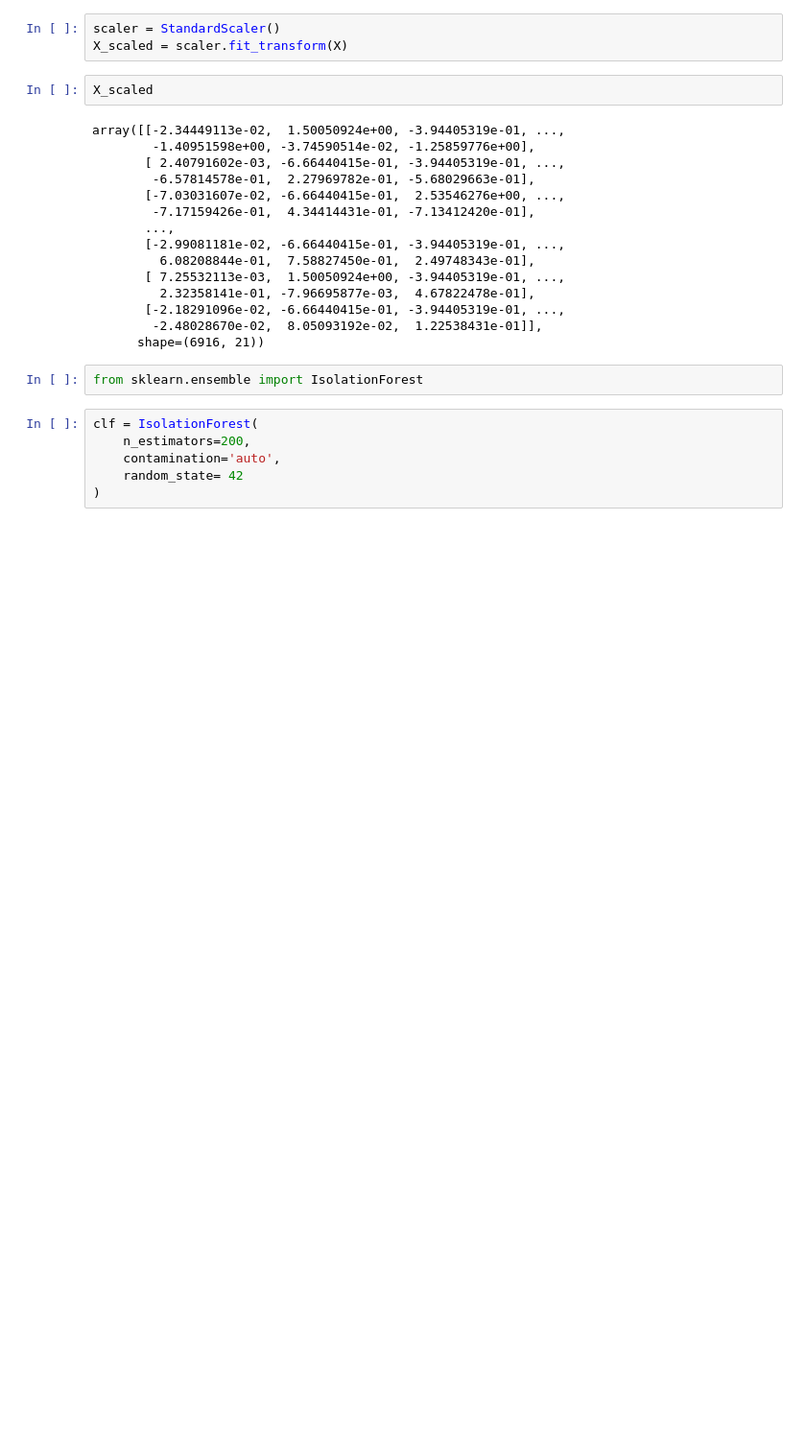
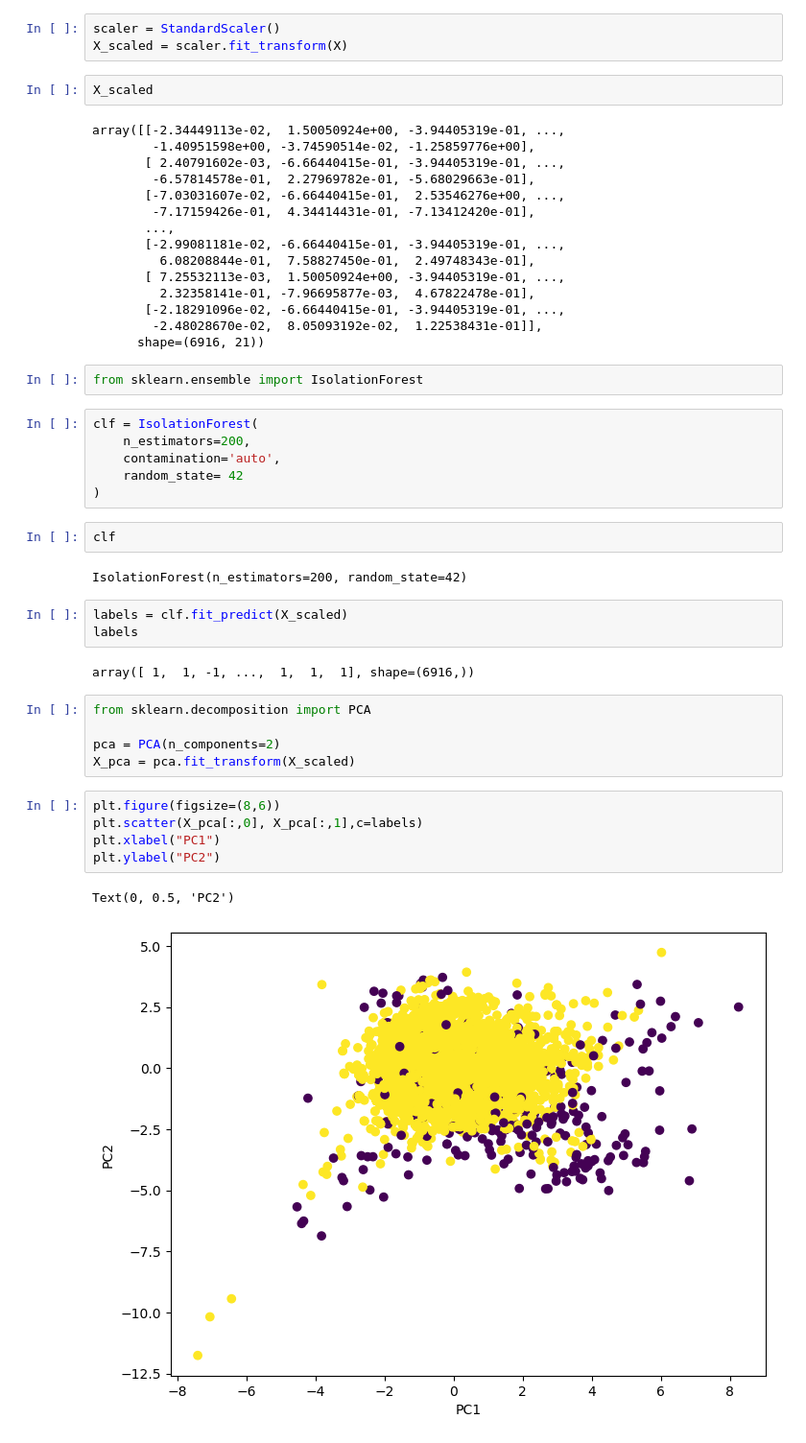
Before and after one commit to sayan629/AI_ML_python, a Jupyter notebook: (32) Unsupervised ML - Part 2/isolation_forest.ipynb, the cells around one changed output. Shown at 96% size. Cells and saved outputs as stored; diff of their text form; blank space fills up the shorter version.

Commit message:
AI/ML: Isolation Forest Algo..

```diff
--- a/(32) Unsupervised ML - Part 2/isolation_forest.ipynb
+++ b/(32) Unsupervised ML - Part 2/isolation_forest.ipynb
@@ -49,3 +49,25 @@ clf = IsolationForest(
     contamination='auto',
     random_state= 42
 )
+# %%
+clf
+# %% [output]
+IsolationForest(n_estimators=200, random_state=42)
+# %%
+labels = clf.fit_predict(X_scaled)
+labels
+# %% [output]
+array([ 1,  1, -1, ...,  1,  1,  1], shape=(6916,))
+# %%
+from sklearn.decomposition import PCA
+
+pca = PCA(n_components=2)
+X_pca = pca.fit_transform(X_scaled)
+# %%
+plt.figure(figsize=(8,6))
+plt.scatter(X_pca[:,0], X_pca[:,1],c=labels)
+plt.xlabel("PC1")
+plt.ylabel("PC2")
+# %% [output]
+Text(0, 0.5, 'PC2')
+[figure, added]
```
Also changed, not shown: parts of 1 cell of this notebook.
